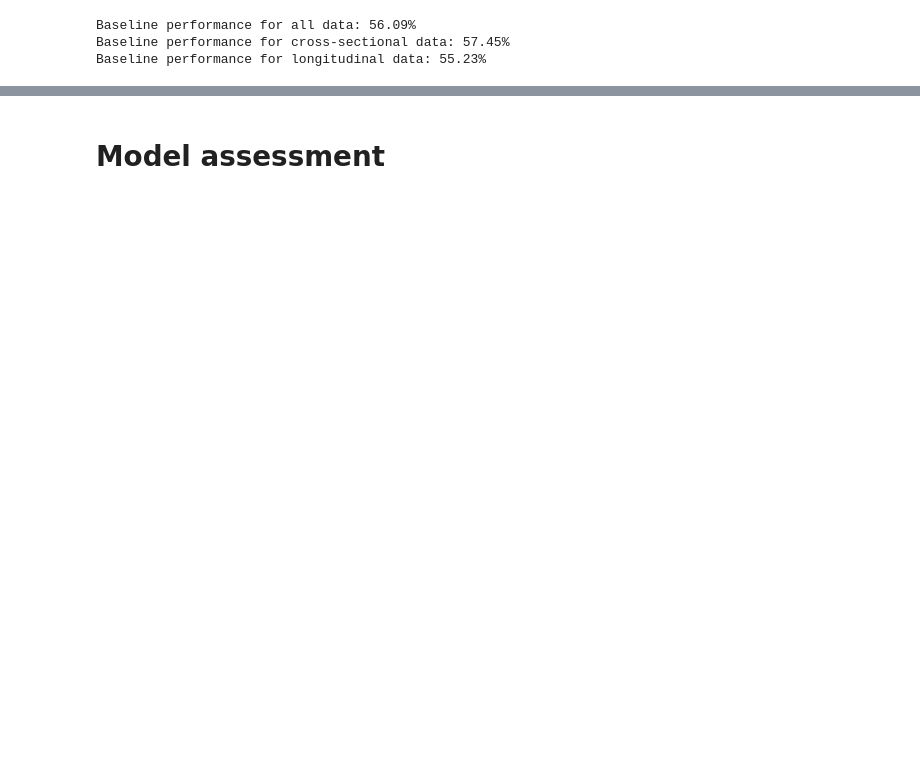
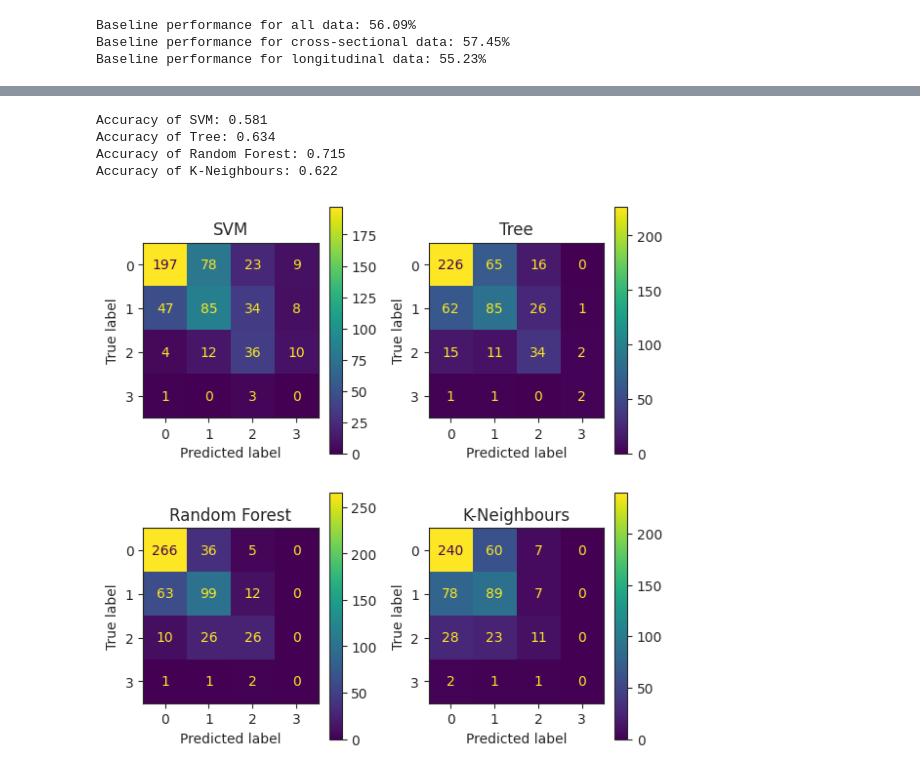
Before and after one commit to RiboRings/AlzheimerPrediction, a Jupyter notebook: learning-about-ad.ipynb, the cells around one changed output, grey strips where cells are left out. Cells and saved outputs as stored; diff of their text form; code cells hidden in the pictures; blank space fills up the shorter version.

```diff
--- a/learning-about-ad.ipynb
+++ b/learning-about-ad.ipynb
@@ -238,6 +250,5 @@ As an example, we perform cross-validation on a couple of models.
 # %%
- from sklearn.metrics import accuracy_score, make_scorer, confusion_matrix, ConfusionMatrixDisplay
-from sklearn.model_selection import cross_val_score, cross_val_predict
+from sklearn.metrics import accuracy_score, make_scorer, confusion_matrix
 
 # Perform model validation based on k-fold cross-validation
 def validate_model(model, X, y, metric=accuracy_score, **kwargs):
@@ -255,7 +266,7 @@ def validate_model(model, X, y, metric=accuracy_score, **kwargs):
 # Generate confusion matrix based on k-fold cross validation
 def make_confusion_matrix(model, X, y, **kwargs):
 
-    y_pred = cross_val_predict(
+    y_pred = ms.cross_val_predict(
         model,
         X, y,
         **kwargs
@@ -305,2 +307,0 @@ Accuracy of Random Forest: 0.715
-# %% [markdown]
-# Model assessment
@@ -306,0 +316,33 @@ Accuracy of Random Forest: 0.715
+# %%
+from sklearn.metrics import ConfusionMatrixDisplay
+
+ncol = 2
+model_num = len(models)
+nrow = round(np.ceil(model_num / ncol))
+
+fig, axes = plt.subplots(nrow, ncol)
+
+fig.set_figheight(3 * nrow)
+fig.set_figwidth(3 * ncol)
+
+# Print validation profile for each model
+for idx, (name, model) in enumerate(models.items()):
+
+    print(f"Accuracy of {name}: {scores[name].mean():.3f}")
+
+    if idx == 0:
+        row_idx = 0
+    elif idx % ncol == 0:
+        row_idx += 1
+
+    disp = ConfusionMatrixDisplay(confusion_matrix=confusion_matrices[name])
+    disp.plot(ax=axes[row_idx, idx % ncol])
+    disp.ax_.set_title(name)
+
+plt.tight_layout()
+# %% [output]
+Accuracy of SVM: 0.581
+Accuracy of Tree: 0.634
+Accuracy of Random Forest: 0.715
+Accuracy of K-Neighbours: 0.622
+[figure, added]
```
Also changed, not shown: parts of 19 cells of this notebook.
